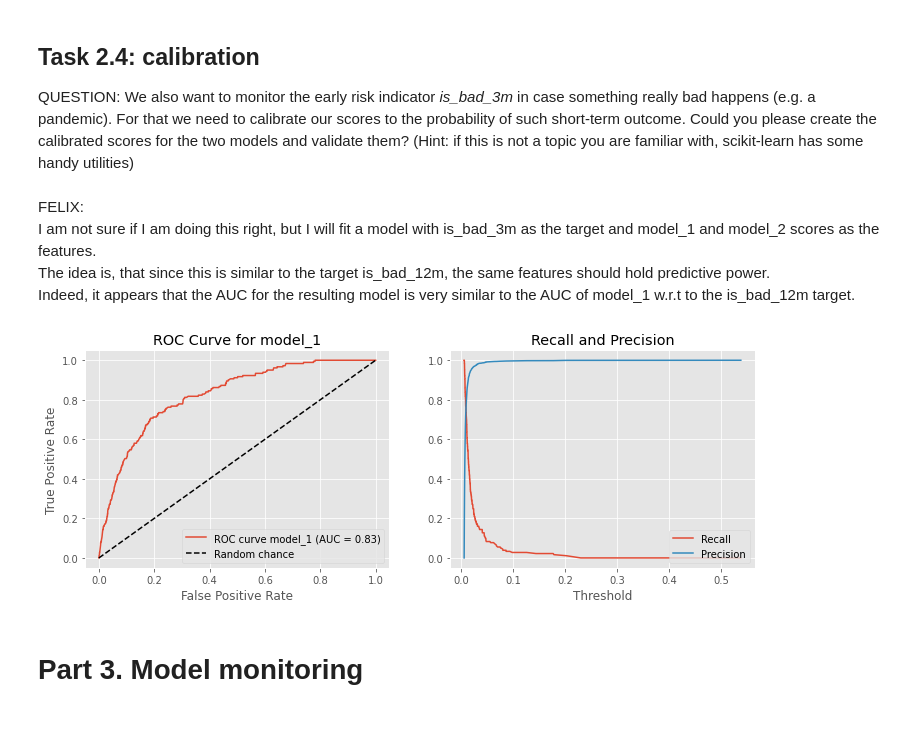
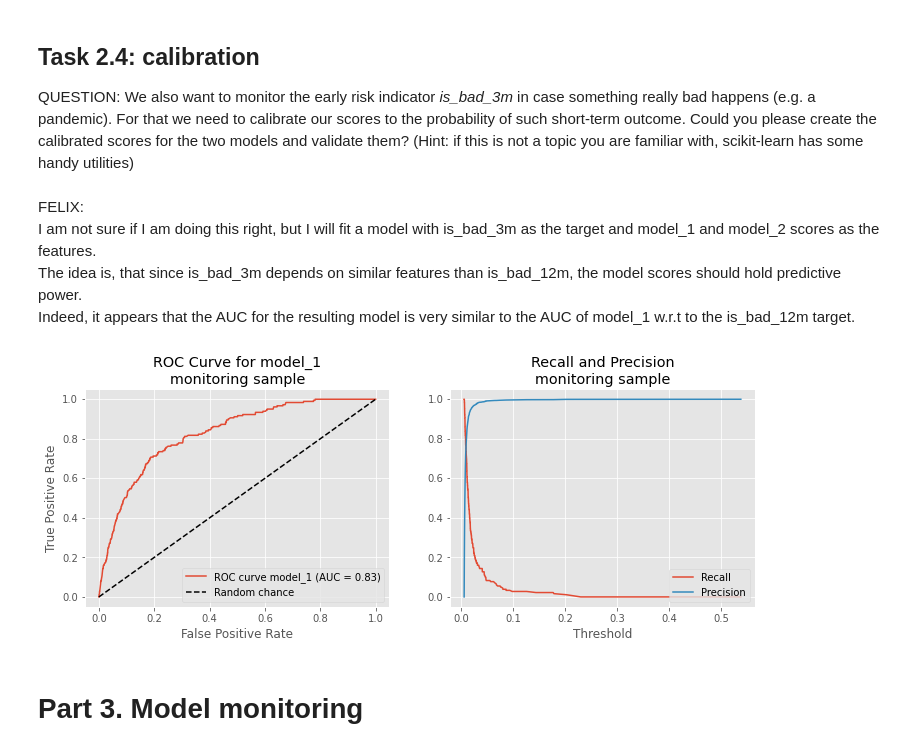
Before and after one commit to FelixHoeschle/m_take_home, a Jupyter notebook: 2_main_tasks.ipynb, the cells around one changed output. Drawn from its saved outputs; the diff is of its cells as text; code cells hidden in the pictures; blank space fills up the shorter version.

```diff
--- a/2_main_tasks.ipynb
+++ b/2_main_tasks.ipynb
@@ -177,7 +182,7 @@ QUESTION: We also want to monitor the early risk indicator *is_bad_3m* in case s
 # %% [markdown]
 FELIX: <br>
 I am not sure if I am doing this right, but I will fit a model with is_bad_3m as the target and model_1 and model_2 scores as the features.<br>
-The idea is, that since this is similar to the target is_bad_12m, the same features should hold predictive power.<br>
+The idea is, that since is_bad_3m depends on similar features than is_bad_12m, the model scores should hold predictive power.<br>
 Indeed, it appears that the AUC for the resulting model is very similar to the AUC of model_1 w.r.t to the is_bad_12m target.
 # %%
 # Not sure if I am doing this right, but I woud just predict is_bad_3m based on the model_1 and model_2 scores
@@ -194,36 +199,36 @@ y_train = ap_df_development['is_bad_3m']
 X_test = ap_df_monitoring[['model_1', 'model_2']]
 y_test = ap_df_monitoring['is_bad_3m']
 
 lr = LogisticRegression()
 lr.fit(X_train, y_train)
 
 ap_df_monitoring['is_bad_3m_pred'] = lr.predict_proba(X_test)[:, 1]
 
 # RoC curve of new model
 auc_score, fpr, tpr, thresholds, _, _ = classification_power(df=ap_df_monitoring, target='is_bad_3m', score='is_bad_3m_pred')
 
 
 # Plot RoC curve and Recall/Precision
 plt.figure(figsize=(12, 4))
 plt.subplot(1, 2, 1)
 plt.plot(fpr, tpr, label=f'ROC curve model_1 (AUC = {auc_score:.2f})')
 plt.plot([0, 1], [0, 1], 'k--', label='Random chance')
 plt.xlabel('False Positive Rate')
 plt.ylabel('True Positive Rate')
 plt.legend(loc='lower right')
-plt.title('ROC Curve for model_1')
+plt.title('ROC Curve for model_1\nmonitoring sample')
 plt.grid(True)
 
 plt.subplot(1, 2, 2)
 plt.plot(thresholds, tpr, label=f'Recall')
 plt.plot(thresholds, 1-fpr, label=f'Precision')
 plt.xlabel('Threshold')
 plt.legend(loc='lower right')
 plt.grid(True)
-plt.title('Recall and Precision')
+plt.title('Recall and Precision\nmonitoring sample')
 plt.show()
 # %% [output]
-[figure, old version]
+[figure, new version]
 # %% [markdown]
 # Part 3. Model monitoring
 # %% [markdown]
```
Also changed, not shown: parts of 12 cells of this notebook.
